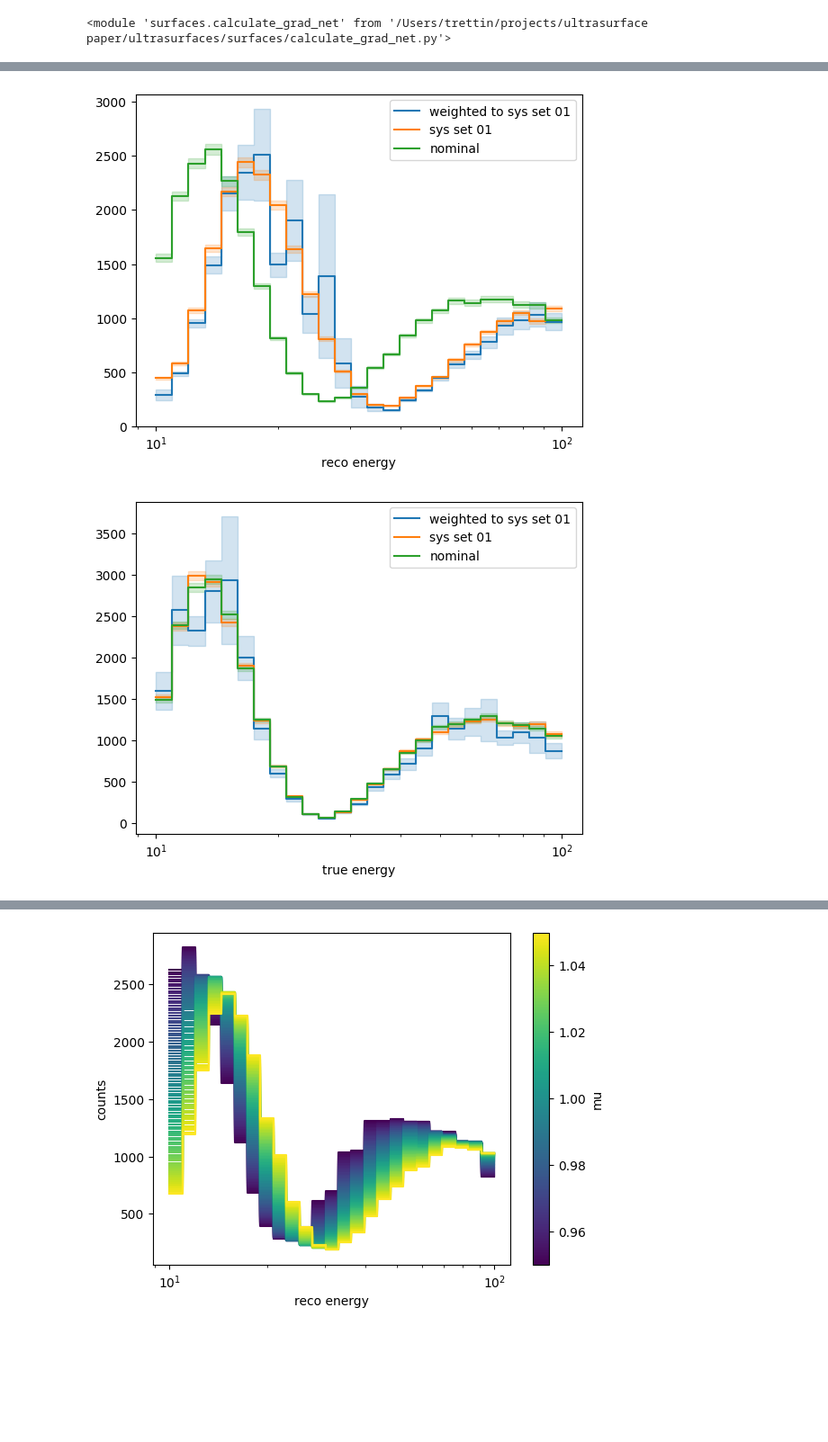
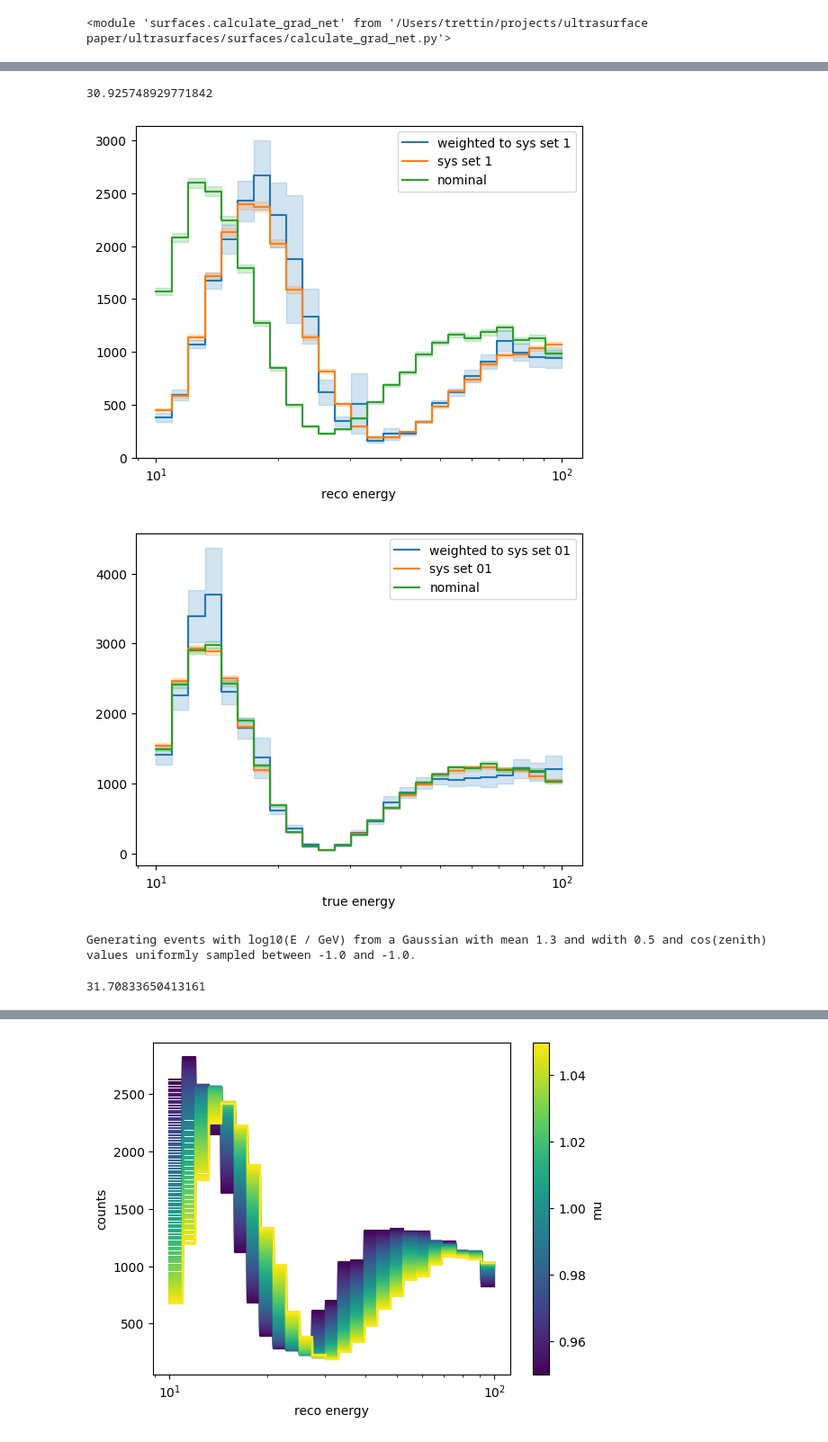
Before and after one commit to LeanderFischer/ultrasurfaces, a Jupyter notebook: New_Ultrasurface_Notebook_Alex.ipynb, the cells around one changed output, grey strips where cells are left out. Shown at 90% size. Cells and saved outputs as stored; diff of their text form; code cells hidden in the pictures; blank space fills up the shorter version.

Commit message:
Run different models and plot metric

```diff
--- a/New_Ultrasurface_Notebook_Alex.ipynb
+++ b/New_Ultrasurface_Notebook_Alex.ipynb
@@ -116,7 +116,7 @@ from surfaces import calculate_probs
 # %%
 reload(generator)
 gen_nominal = generator.Generator(
-    int(1e5), default_response, default_pars, name="nominal"
+    int(1e5), default_response, default_pars, name="nominal", rng_seed=0
 )
 # It looks like there is a breakdown point where, if the response is *too* different,
 # the whole thing doesn't work anymore.
@@ -125,24 +125,28 @@ gen_sys_1 = generator.Generator(
     generator.Response(1.1 * default_response.mu, default_response.sigma),
     default_pars,
     name="sys_01",
+    rng_seed=0
 )
 gen_sys_2 = generator.Generator(
     int(1e5),
     generator.Response(0.90 * default_response.mu, default_response.sigma),
     default_pars,
     name="sys_02",
+    rng_seed=0
 )
 gen_sys_3 = generator.Generator(
     int(1e5),
     generator.Response(0.95 * default_response.mu, default_response.sigma),
     default_pars,
     name="sys_03",
+    rng_seed=0
 )
 gen_sys_4 = generator.Generator(
     int(1e5),
     generator.Response(1.05 * default_response.mu, default_response.sigma),
     default_pars,
     name="sys_04",
+    rng_seed=0
 )
 # %% [output]
 Generating events with log10(E / GeV) from a Gaussian with mean 1.3 and wdith 0.5 and cos(zenith) values uniformly sampled between -1.0 and -1.0.
@@ -291,13 +302,31 @@ To enable them in other operations, rebuild TensorFlow with the appropriate comp
 reload(calculate_grad_net)
 # %% [output]
 <module 'surfaces.calculate_grad_net' from '/Users/trettin/projects/ultrasurface paper/ultrasurfaces/surfaces/calculate_grad_net.py'>
+# %%
+df_grad_net = calculate_grad_net.run_grad_net(
+    gen_nominal,
+    [gen_sys_1, gen_sys_2, gen_sys_3, gen_sys_4],
+    variables=["true_energy", "reco_energy"],
+    param_names=["mu"],
+    verbose=1,
+    epochs=25,
+    shuffle=True,
+    activation="relu",
+    hidden_layer_sizes=(20, 20, 20),
+    poly_order=3
+)
 # %%
-df_grad_net = calculate_grad_net.run_grad_net(
+df_grad_net_poly3 = calculate_grad_net.run_grad_net(
     gen_nominal,
     [gen_sys_1, gen_sys_2, gen_sys_3, gen_sys_4],
     variables=["true_energy", "reco_energy"],
     param_names=["mu"],
     verbose=1,
-    epochs=30,
+    epochs=20,
+    shuffle=True,
+    activation="relu",
+    hidden_layer_sizes=(100, 100),
+    poly_order=3,
+    # learning_rate=1e-4
 )
 # %% [output]
@@ -369,36 +412,44 @@ def generate_histogram_at_response(df, nominal_response, response, bin_edges, us
 # %%
 # generate a histogram at the response of sys set 01 using gradients
 
-hist_at_sys_01 = generate_histogram_at_response(df_grad_net, default_response, gen_sys_1.detector_response, bin_edges)
+hist_at_sys_01 = generate_histogram_at_response(
+    df_grad_net_poly3,
+    default_response,
+    gen_sys_1.detector_response,
+    bin_edges
+)
 sys_hist = gen_sys_1.get_histogram(bin_edges)
 nominal_hist = gen_nominal.get_histogram(bin_edges)
 
+print(chi_square(hist_at_sys_01, sys_hist))
+
 # plot the histograms
 fig, ax = plt.subplots()
-plot_histogram(hist_at_sys_01, ax=ax, label="weighted to sys set 01")
-plot_histogram(sys_hist, ax=ax, label="sys set 01")
+plot_histogram(hist_at_sys_01, ax=ax, label="weighted to sys set 1")
+plot_histogram(sys_hist, ax=ax, label="sys set 1")
 plot_histogram(nominal_hist, ax=ax, label="nominal")
 plt.xlabel("reco energy")
 plt.semilogx()
 plt.legend()
 plt.show()
 # %% [output]
+30.925748929771842
-[figure, old version]
+[figure, new version]
 # %%
 hist_at_sys_01 = generate_histogram_at_response(
-    df_grad_net, default_response, gen_sys_1.detector_response, bin_edges, variable="true_energy"
+    df_grad_net_poly3, default_response, gen_sys_1.detector_response, bin_edges, variable="true_energy"
 )
 sys_hist = gen_sys_1.get_histogram(bin_edges, variable="true_energy")
 nominal_hist = gen_nominal.get_histogram(bin_edges, variable="true_energy")
 
 # plot the histograms
 fig, ax = plt.subplots()
 plot_histogram(hist_at_sys_01, ax=ax, label="weighted to sys set 01")
 plot_histogram(sys_hist, ax=ax, label="sys set 01")
 plot_histogram(nominal_hist, ax=ax, label="nominal")
 plt.xlabel("true energy")
 plt.semilogx()
 plt.legend()
 plt.show()
 # %% [output]
-[figure, old version]
+[figure, new version]
@@ -404,0 +471,6 @@ plt.show()
+# %%
+test_response = generator.Response(1.1 * default_response.mu, default_response.sigma)
+chi_square_at_response(df_grad_net_poly3, default_response, test_response, bin_edges)
+# %% [output]
+Generating events with log10(E / GeV) from a Gaussian with mean 1.3 and wdith 0.5 and cos(zenith) values uniformly sampled between -1.0 and -1.0.
+31.70833650413161
```
Also changed, not shown: parts of 19 cells of this notebook.
